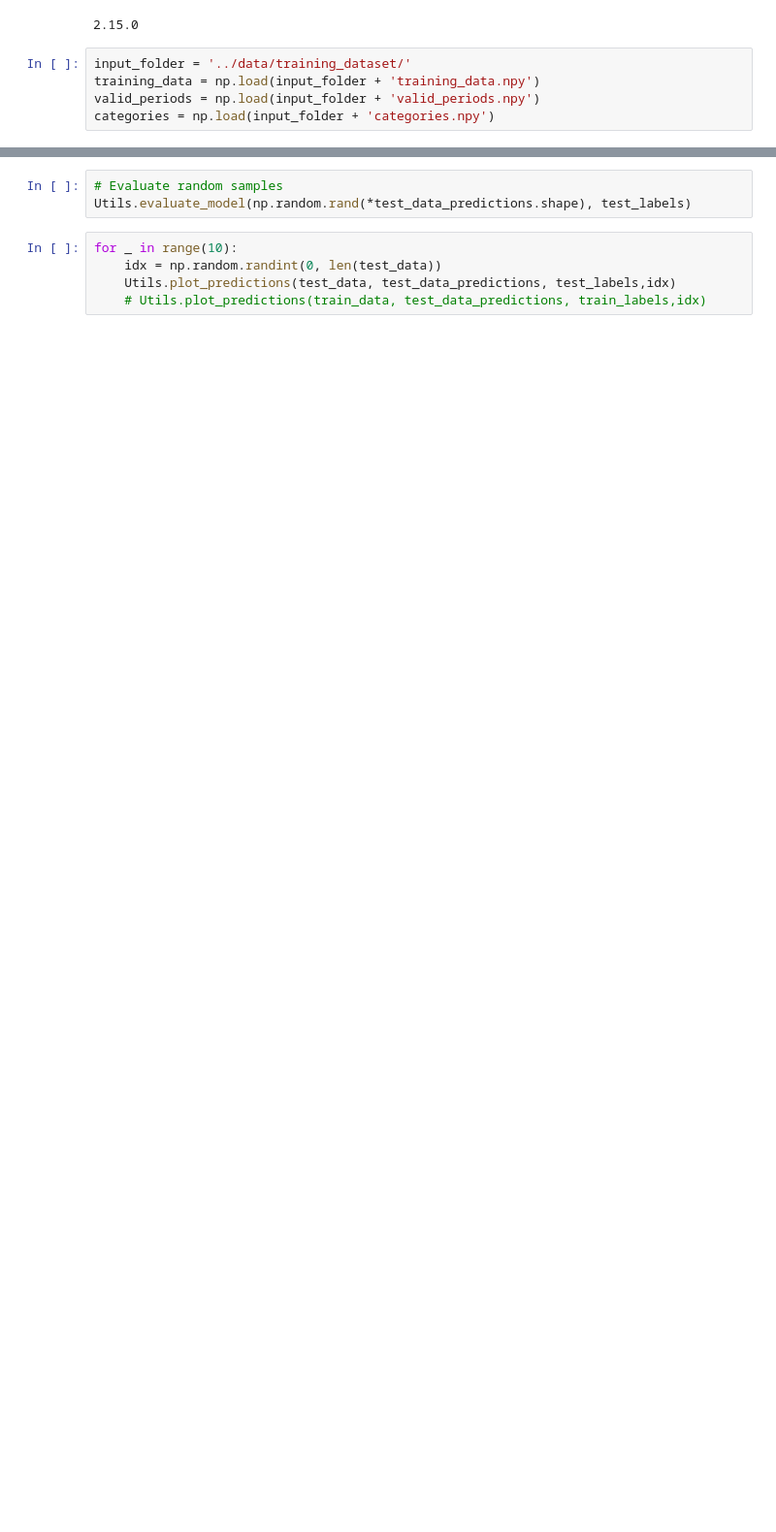
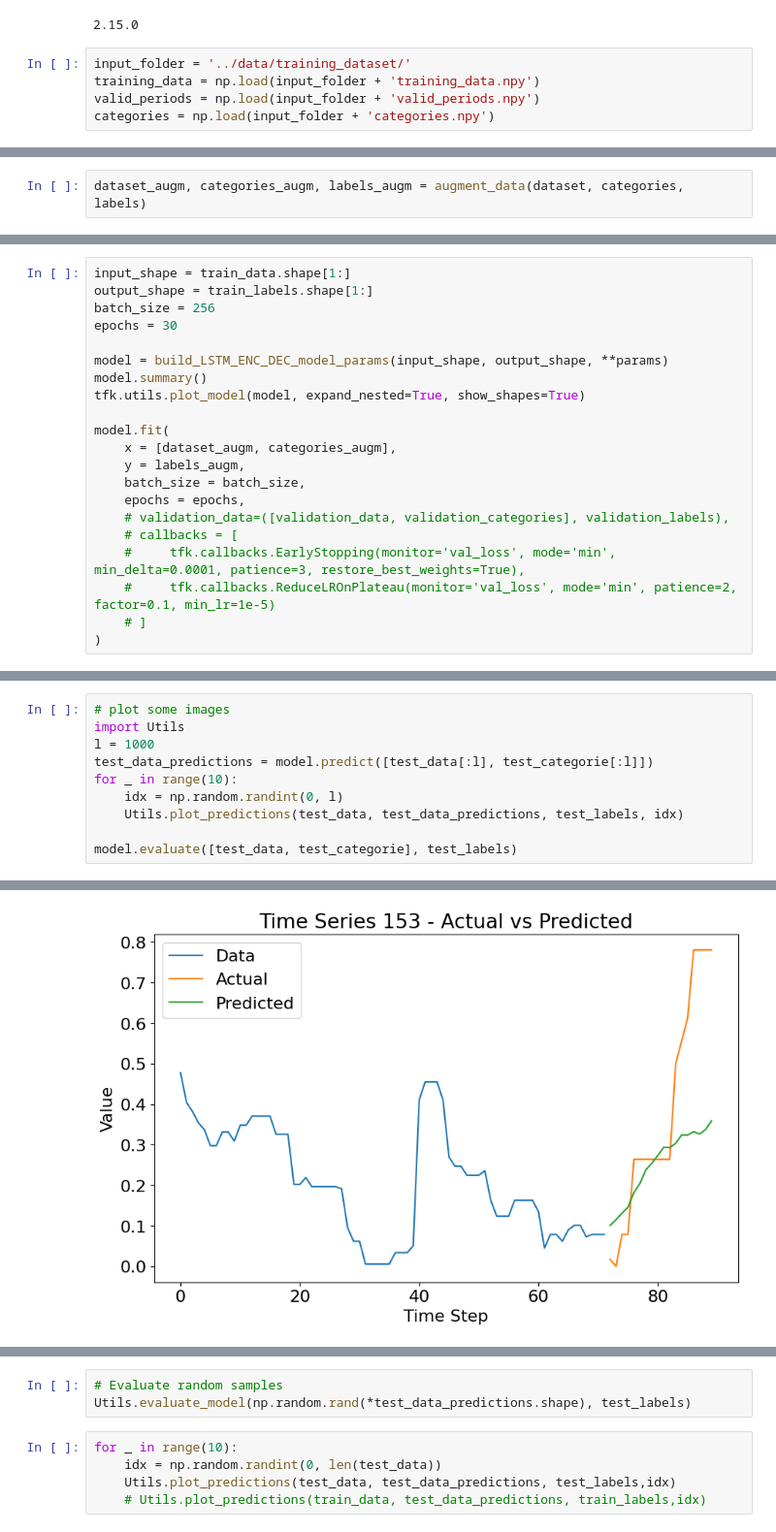
Before and after one commit to AlessandroVacca/ANNDL-Challenges, a Jupyter notebook: C2/notebooks/fede.ipynb, the cells around one changed output, grey strips where cells are left out. Shown at 97% size. Drawn from its saved outputs; the diff is of its cells as text; blank space fills up the shorter version.

```diff
--- a/C2/notebooks/fede.ipynb
+++ b/C2/notebooks/fede.ipynb
@@ -212,0 +334,2 @@ def build_LSTM_ENC_DEC_model(input_shape, output_shape):
+# %%
+dataset_augm, categories_augm, labels_augm = augment_data(dataset, categories, labels)
@@ -212,0 +340,21 @@ def build_LSTM_ENC_DEC_model(input_shape, output_shape):
+# %%
+input_shape = train_data.shape[1:]
+output_shape = train_labels.shape[1:]
+batch_size = 256
+epochs = 30
+
+model = build_LSTM_ENC_DEC_model_params(input_shape, output_shape, **params)
+model.summary()
+tfk.utils.plot_model(model, expand_nested=True, show_shapes=True)
+
+model.fit(
+    x = [dataset_augm, categories_augm],
+    y = labels_augm,
+    batch_size = batch_size,
+    epochs = epochs,
+    # validation_data=([validation_data, validation_categories], validation_labels),
+    # callbacks = [
+    #     tfk.callbacks.EarlyStopping(monitor='val_loss', mode='min', min_delta=0.0001, patience=3, restore_best_weights=True),
+    #     tfk.callbacks.ReduceLROnPlateau(monitor='val_loss', mode='min', patience=2, factor=0.1, min_lr=1e-5)
+    # ]
+)
@@ -212,0 +380,11 @@ def build_LSTM_ENC_DEC_model(input_shape, output_shape):
+# %%
+# plot some images
+import Utils
+l = 1000
+test_data_predictions = model.predict([test_data[:l], test_categorie[:l]])
+for _ in range(10):
+    idx = np.random.randint(0, l)
+    Utils.plot_predictions(test_data, test_data_predictions, test_labels, idx)
+
+model.evaluate([test_data, test_categorie], test_labels)
+# %% [output]
@@ -212,0 +392 @@ def build_LSTM_ENC_DEC_model(input_shape, output_shape):
+[figure, added]
```
Also changed, not shown: parts of 26 cells of this notebook, 43 other files.
